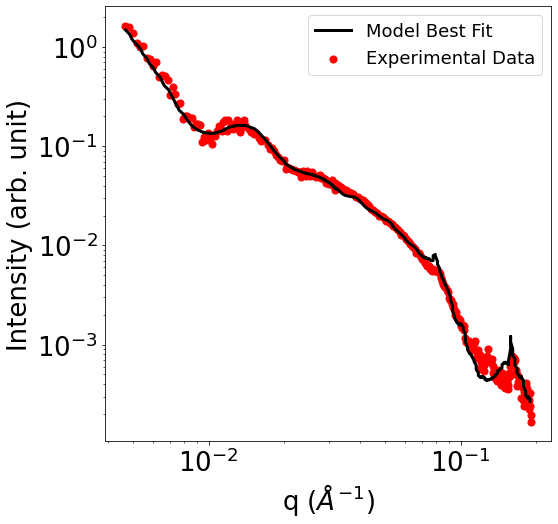
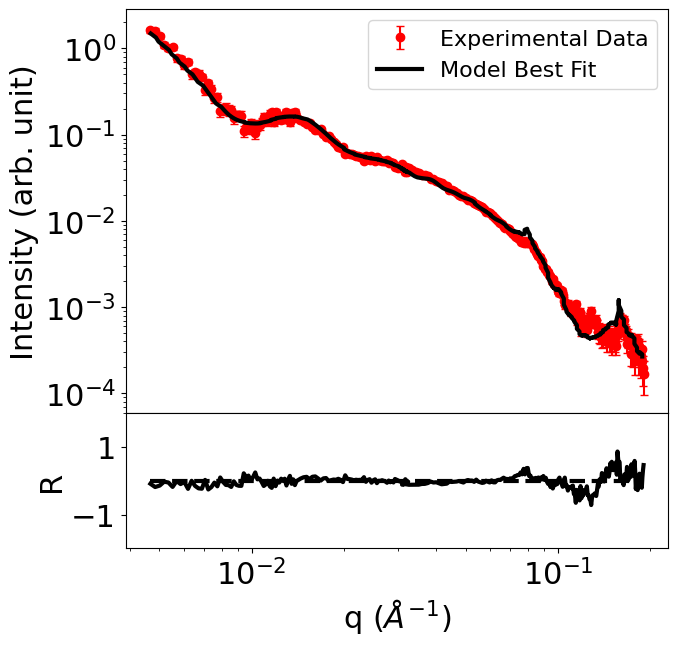
The change to this notebook cell's code, shown as a diff; its figure went from the first image to the second:
--- before
+++ after
@@ -1,11 +1,26 @@
-plt.rcParams.update({'font.size': 26})
-plt.subplots(figsize=(8,8))
-plt.scatter(exp_data[:,0], exp_data[:,1], label = 'Experimental Data', s = 50, color = 'red')
-#plt.scatter(q, exp_data, label = 'Experimental Data', s = 20, color = 'red')
-plt.loglog(model_avg[:,0], model_avg[:,1], label = 'Model Best Fit', linewidth = 3, alpha = 1, color = 'k')
-plt.legend(loc=1, prop={'size': 18})
-plt.ylabel('Intensity (arb. unit)')
-plt.xlabel('q ($\AA^{-1}$)')
-plt.xscale('log')
-plt.yscale('log')
-#plt.savefig('../Images/RhuA/best_fit.png', dpi=300, bbox_inches="tight")
+
+plt.rcParams.update({'font.size': 22})
+fig, ax = plt.subplots(figsize=(7,7), ncols = 1, nrows=2,  gridspec_kw={'height_ratios': [3, 1]})
+ax[0].errorbar(exp_data[:,0], exp_data[:,1], yerr=exp_data[:,2], label = 'Experimental Data', color = 'red', capsize=3, fmt='o')
+ax[0].errorbar(model_avg[:,0], model_avg[:,1], label = 'Model Best Fit', linewidth = 3, alpha = 1, color = 'k')
+ax[0].set_yscale('log')
+ax[0].set_xscale('log')
+ax[0].set_ylabel('Intensity (arb. unit)')
+#ax[0].grid()
+
+ax[0].legend(fontsize=16)
+plt.subplots_adjust(hspace=0)
+
+model_data = cf.convert_data(exp_data, np.hstack((model_avg[:,0].reshape(-1,1), model_avg[:,1].reshape(-1,1))))
+
+model_residual = (np.log(model_data[:,1]/exp_data[:,1]))
+
+ax[1].plot(exp_data[:,0], model_residual, color ='k', linewidth = 3)
+ax[1].set_ylim([-2,2])
+ax[1].set_yticks([-1,1])
+ax[1].set_xscale('log')
+ax[1].set_ylabel('R')
+ax[1].hlines(0, np.min(exp_data[:,0]), np.max(exp_data[:,0]), color='k', linewidth=3, linestyle='--')
+ax[1].set_xlabel('q ($\\AA^{-1}$)')
+
+plt.savefig('../Images/RhuA/MC-DFM_RhuA_sim_data_and_exp_tubes.png', dpi=600, bbox_inches="tight")

Commit: update README, dependencies, and gitignore